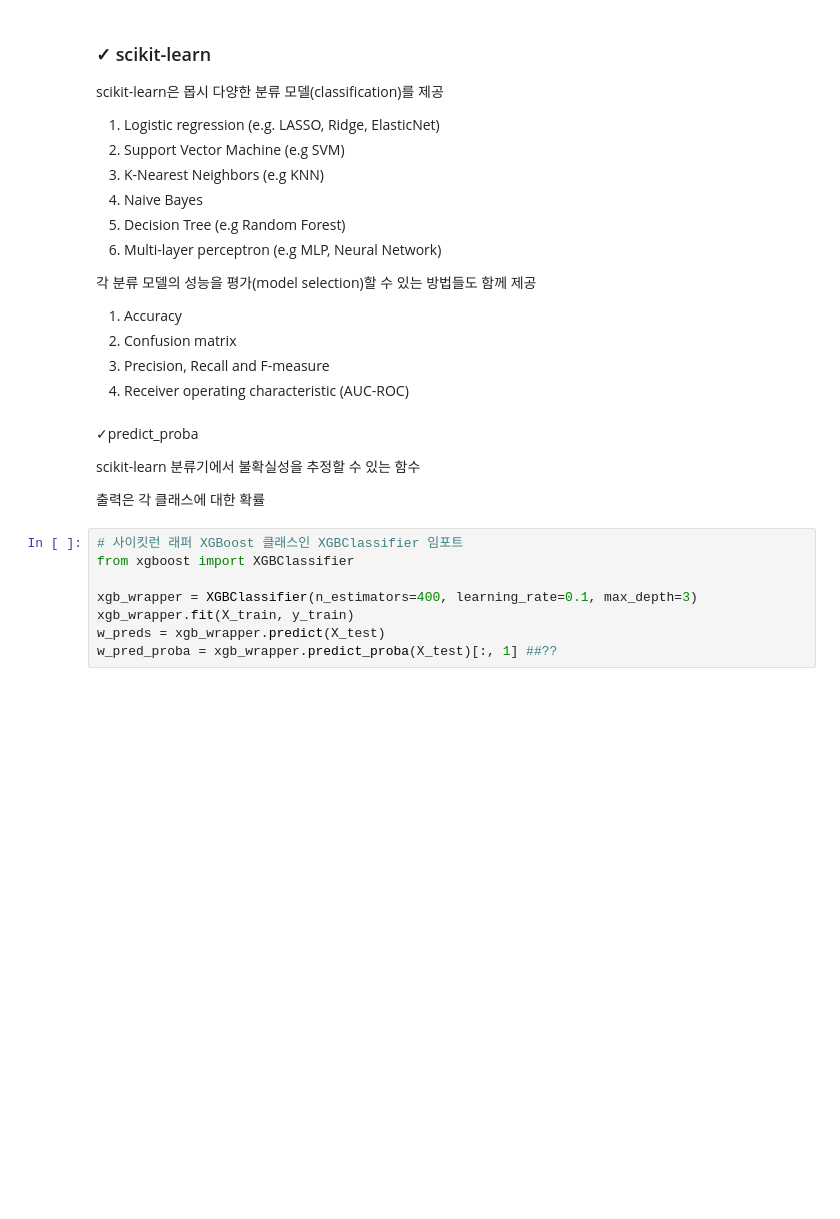
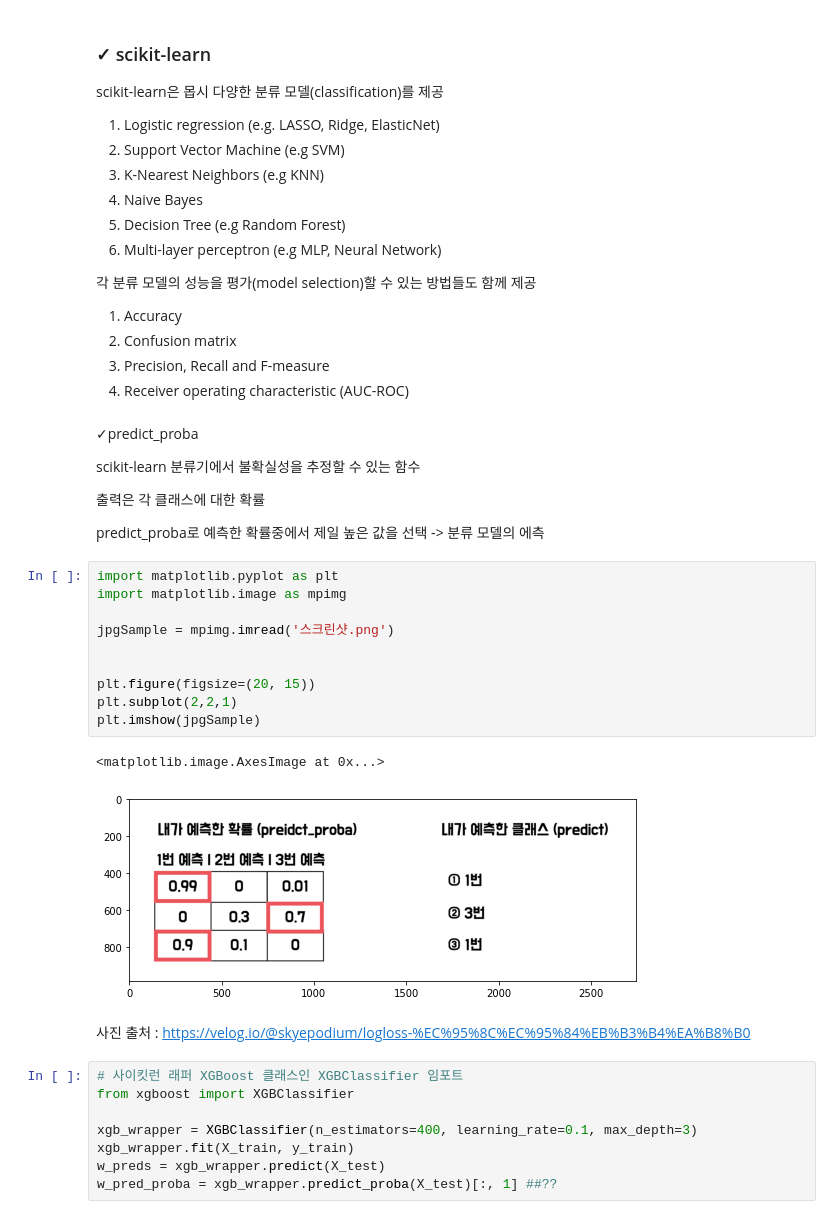
Before and after one commit to ovozzx/-Machine_Learning, a Jupyter notebook: [XGBoost]위스콘신_유방암_예측.ipynb, the cells around one changed output. Saved outputs shown, nothing was run; the diff lists cells and outputs as text; blank space fills up the shorter version.

```diff
--- a/[XGBoost]위스콘신_유방암_예측.ipynb
+++ b/[XGBoost]위스콘신_유방암_예측.ipynb
@@ -181,6 +181,23 @@ scikit-learn은 몹시 다양한 분류 모델(classification)를 제공
 scikit-learn 분류기에서 불확실성을 추정할 수 있는 함수
 
 출력은 각 클래스에 대한 확률
+
+predict_proba로 예측한 확률중에서 제일 높은 값을 선택 -> 분류 모델의 에측
+# %%
+import matplotlib.pyplot as plt
+import matplotlib.image as mpimg
+
+jpgSample = mpimg.imread('스크린샷.png')
+
+
+plt.figure(figsize=(20, 15))
+plt.subplot(2,2,1)
+plt.imshow(jpgSample)
+# %% [output]
+<matplotlib.image.AxesImage at 0x...>
+[figure, added]
+# %% [markdown]
+사진 출처 : https://velog.io/@skyepodium/logloss-%EC%95%8C%EC%95%84%EB%B3%B4%EA%B8%B0
 # %%
 # 사이킷런 래퍼 XGBoost 클래스인 XGBClassifier 임포트
 from xgboost import XGBClassifier
```
